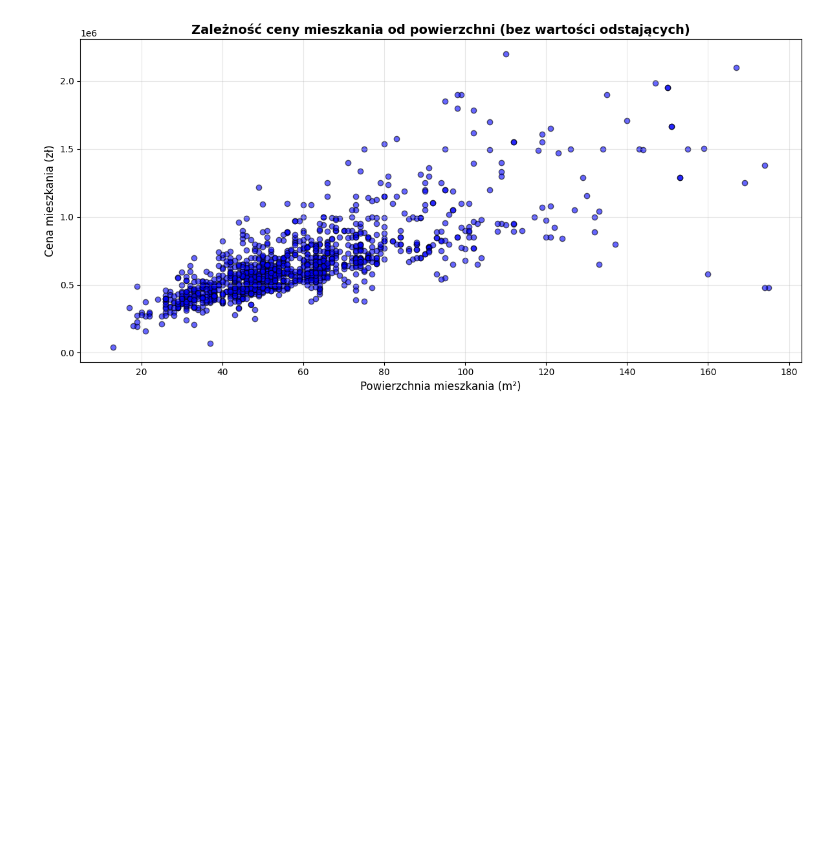
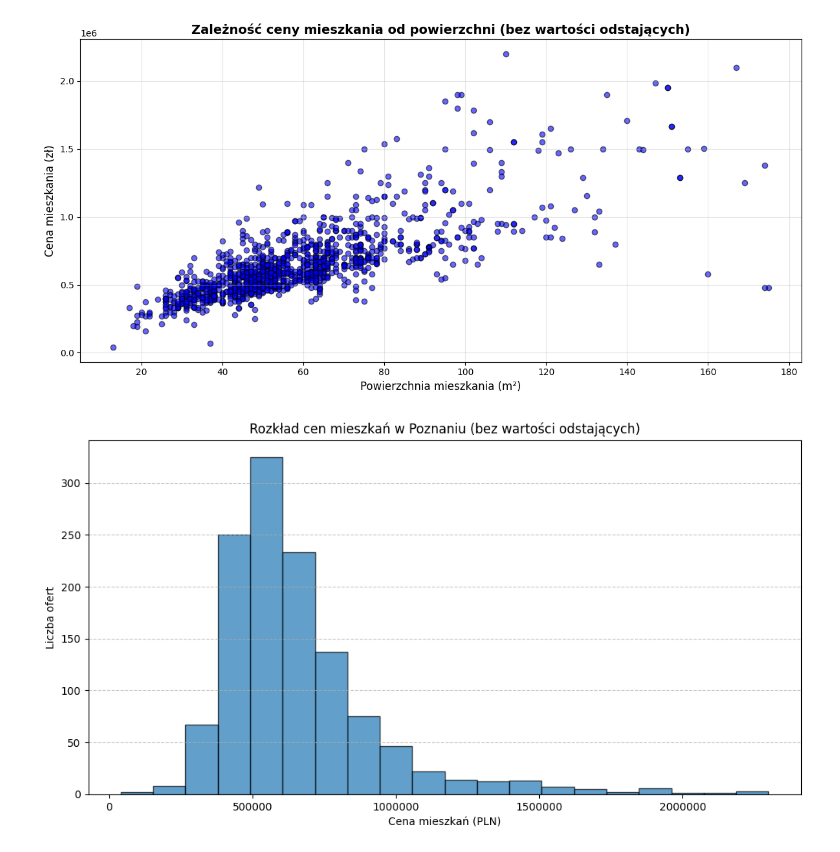
Before and after one commit to pawelczubak/Housing_Price_Analysis_in_Poznan, a Jupyter notebook: notebooks/03_DataAnalysis.ipynb, the cells around one changed output. Drawn from its saved outputs; the diff is of its cells as text; code cells hidden in the pictures; blank space fills up the shorter version.

Commit message:
Added more charts for real estate market analysis

```diff
--- a/notebooks/03_DataAnalysis.ipynb
+++ b/notebooks/03_DataAnalysis.ipynb
@@ -152,3 +152,22 @@ plt.tight_layout()
 plt.show()
 # %% [output]
 [figure]
+# %%
+# Usunięcie wartości odstających (ceny powyżej 3 000 000 PLN)
+df_filtered = df[df["Price"] <= 3_000_000]
+
+# Tworzenie histogramu cen mieszkań
+plt.figure(figsize=(12, 6))
+plt.hist(df_filtered["Price"], bins=20, edgecolor='black', alpha=0.7)
+plt.xlabel("Cena mieszkań (PLN)")
+plt.ylabel("Liczba ofert")
+plt.title("Rozkład cen mieszkań w Poznaniu (bez wartości odstających)")
+plt.grid(axis='y', linestyle='--', alpha=0.7)
+
+# Ustawienie osi X w pełnym formacie
+plt.xticks(rotation=0)  # Obrót etykiet na osi X dla lepszej czytelności
+plt.ticklabel_format(style='plain', axis='x')  # Wyłączenie notacji naukowej
+
+plt.show()
+# %% [output]
+[figure, added]
```
Also changed, not shown: parts of 5 cells of this notebook.
